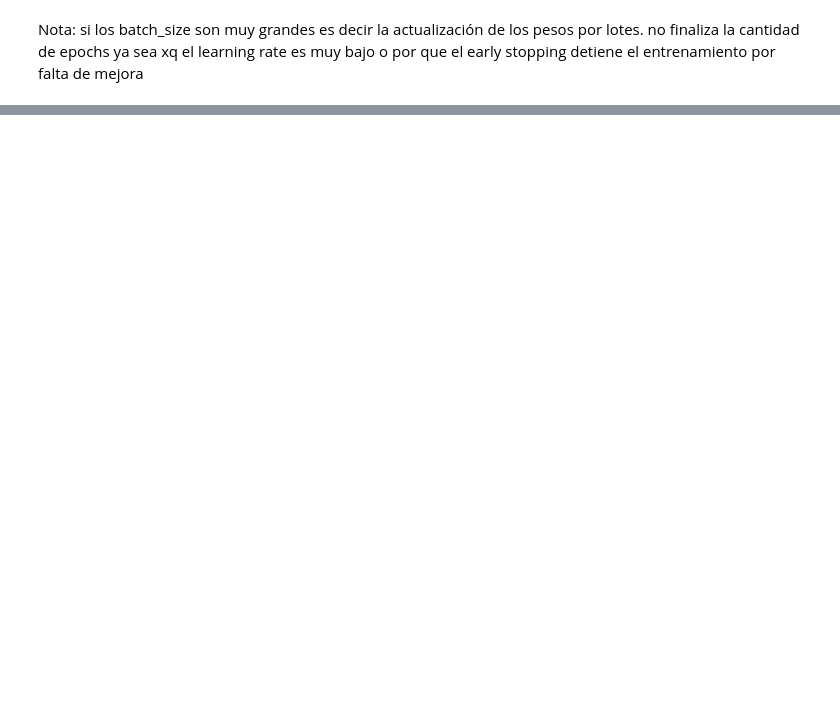
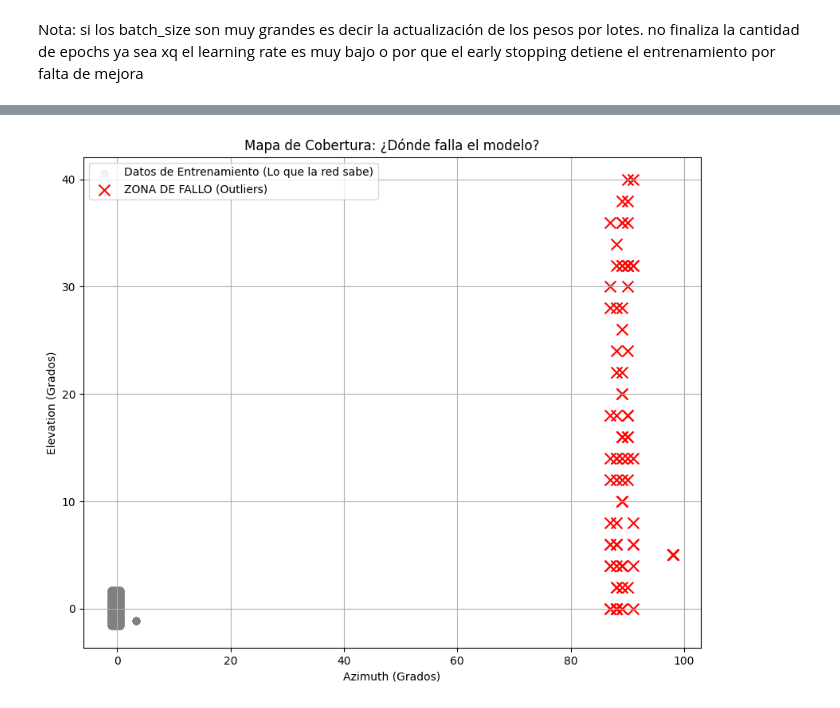
Before and after one commit to ValeFernando840/Ray-Tracing, a Jupyter notebook: Entrenamiento/03-Entrenamiento_Z.ipynb, the cells around one changed output, grey strips where cells are left out. Saved outputs shown, nothing was run; the diff lists cells and outputs as text; code cells hidden in the pictures; blank space fills up the shorter version.

```diff
--- a/Entrenamiento/03-Entrenamiento_Z.ipynb
+++ b/Entrenamiento/03-Entrenamiento_Z.ipynb
@@ -275,0 +363,16 @@ for i in indices :
+# %%
+# 1. Definimos las columnas que SÍ pasaron por el Scaler
+cols_scaled = ['fc', 'elevation', 'azimuth']
+
+# 2. Tomamos solo esas columnas de las filas malas
+# (x_test_bad_inputs es el dataframe de 90 filas que obtuviste antes)
+subset_scaled = x_test_bad_inputs[cols_scaled]
+
+# 3. Des-escalamos SOLAMENTE esas 3 columnas
+real_values_array = scaler.inverse_transform(subset_scaled)
+
+# 4. Creamos un DataFrame bonito para ver los números
+df_real_bad = pd.DataFrame(real_values_array, columns=cols_scaled)
+
+print("--- VALORES REALES DE LAS VARIABLES FÍSICAS EN LAS 90 FILAS MALAS ---")
+print(df_real_bad.describe())
@@ -275,0 +390,24 @@ for i in indices :
+# %%
+import matplotlib.pyplot as plt
+
+# 1. Graficamos la distribución de TODO el entrenamiento (Puntos Grises)
+# (Usamos una muestra aleatoria de train para no saturar la gráfica si es muy grande)
+sample_train = x_train.sample(n=min(5000, len(x_train)), random_state=42)
+
+plt.figure(figsize=(10, 8))
+plt.scatter(sample_train['azimuth'], sample_train['elevation'],
+            alpha=0.1, color='gray', label='Datos de Entrenamiento (Lo que la red sabe)')
+
+# 2. Graficamos ENCIMA los puntos donde falla (Puntos Rojos)
+# (Usamos df_real_bad que acabas de crear)
+plt.scatter(df_real_bad['azimuth'], df_real_bad['elevation'],
+            color='red', marker='x', s=100, label='ZONA DE FALLO (Outliers)')
+
+plt.title('Mapa de Cobertura: ¿Dónde falla el modelo?')
+plt.xlabel('Azimuth (Grados)')
+plt.ylabel('Elevation (Grados)')
+plt.legend()
+plt.grid(True)
+plt.show()
+# %% [output]
+[figure, added]
```
Also changed, not shown: parts of 12 cells of this notebook.
